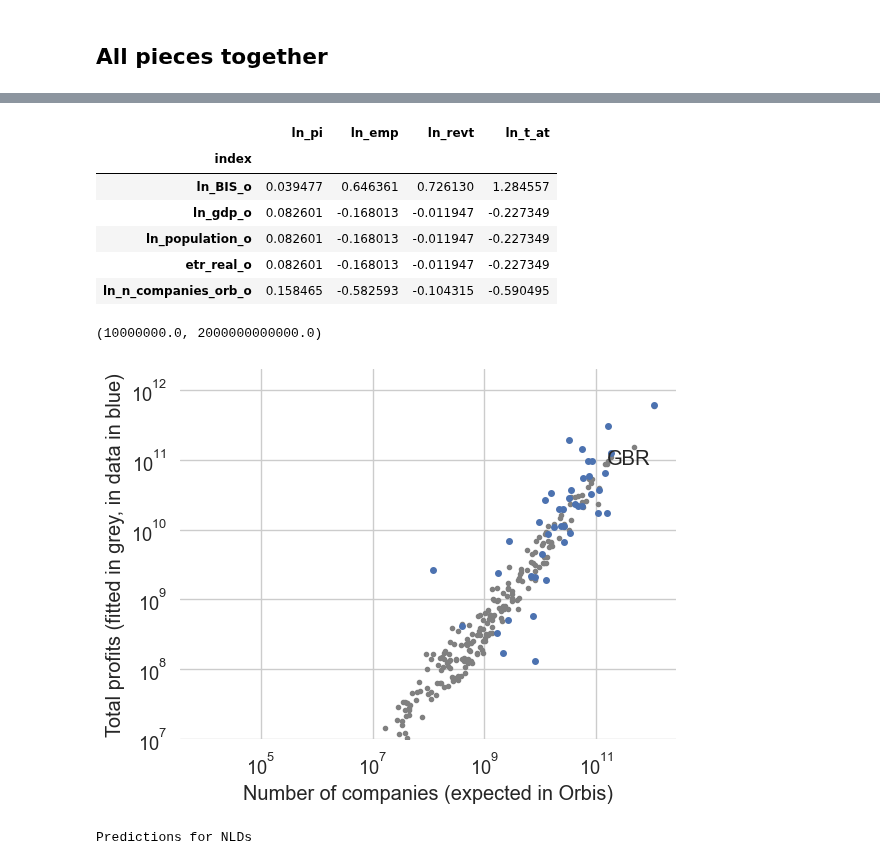
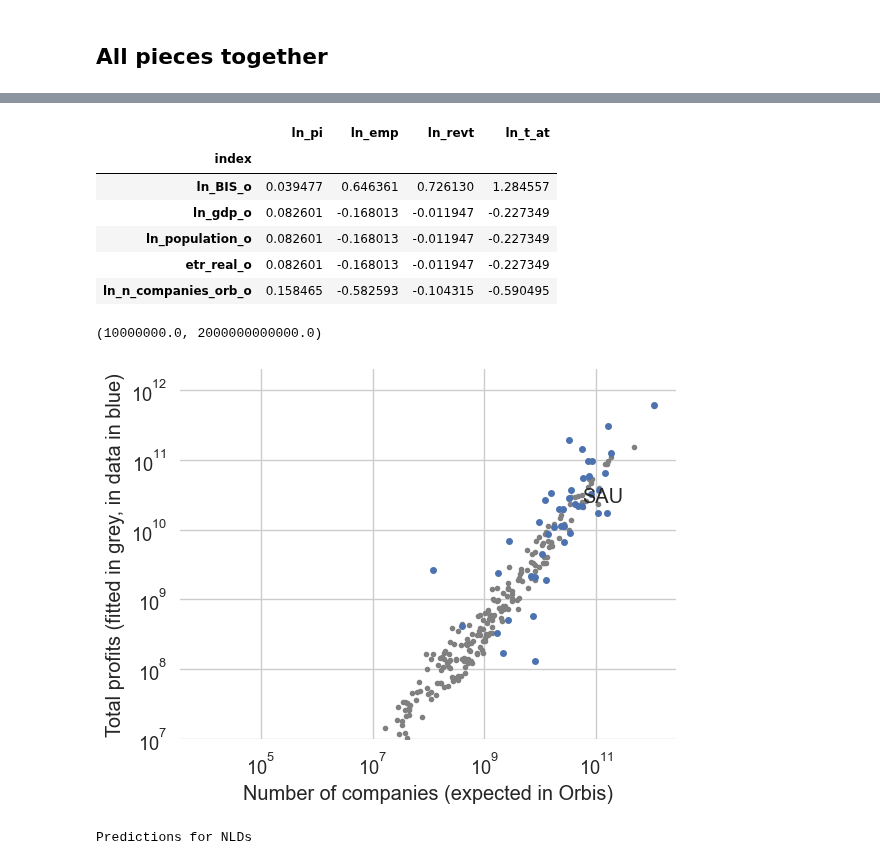
Before and after one commit to Tax-Justice-Network/unitary-taxation, a Jupyter notebook: src/1_estimation/2.create_misalignment_new.ipynb, the cells around one changed output, grey strips where cells are left out. Drawn from its saved outputs; the diff is of its cells as text; code cells hidden in the pictures.

```diff
--- a/src/1_estimation/2.create_misalignment_new.ipynb
+++ b/src/1_estimation/2.create_misalignment_new.ipynb
@@ -646,7 +645,7 @@ df_domestic_filled = fill_domestic(dfx,bootstrap=False,output=True,
 
 v = "ln_n_companies_orb_o"
 for c,x,y in zip(df_domestic_filled["iso3_o"],np.exp(df_domestic_filled[v]),np.exp(df_domestic_filled["fitted_ln_pi"])):
-    if c == "GBR":
+    if c == "SAU":
         plt.annotate(c,(x,y))
 plt.plot(np.exp(df_domestic_filled[v]),np.exp(df_domestic_filled["fitted_ln_pi"]),".",color="gray")
 plt.plot(np.exp(df_domestic_filled[v]),np.exp(df_domestic_filled["ln_pi"]),".",ms=8)
@@ -677,12 +676,12 @@ ln_t_at 0.6722162071481357
 |  | ln_pi | ln_emp | ln_revt | ln_t_at |
 | index |  |  |  |  |
 | ln_BIS_o | 0.039477 | 0.646361 | 0.726130 | 1.284557 |
 | ln_gdp_o | 0.082601 | -0.168013 | -0.011947 | -0.227349 |
 | ln_population_o | 0.082601 | -0.168013 | -0.011947 | -0.227349 |
 | etr_real_o | 0.082601 | -0.168013 | -0.011947 | -0.227349 |
 | ln_n_companies_orb_o | 0.158465 | -0.582593 | -0.104315 | -0.590495 |
 (10000000.0, 2000000000000.0)
-[figure, old version]
+[figure, new version]
 # %%
 df_foreign.replace([np.inf, -np.inf], np.nan, inplace=True)
 #Predict foreign
```
Also changed, not shown: parts of 3 cells of this notebook, 1 other file.
